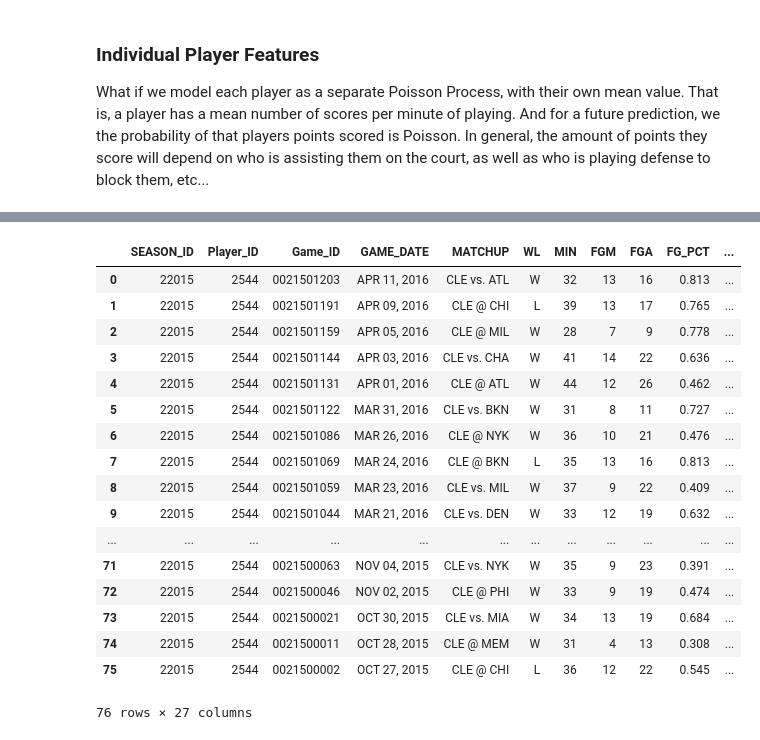
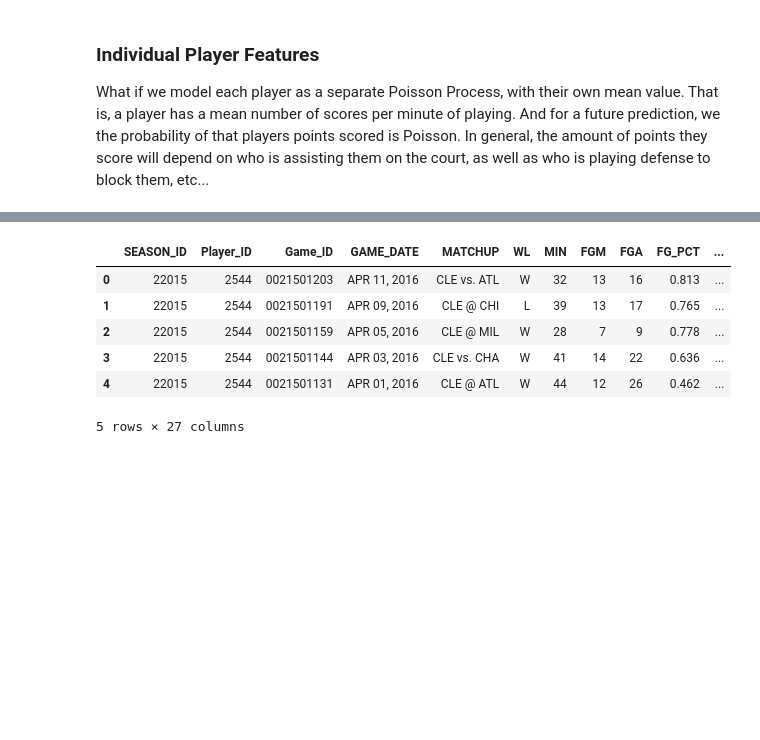
Before and after one commit to erdos2020nbaou/nba_ou_jam, a Jupyter notebook: NBA_Jam_Derek.ipynb, the cells around one changed output, grey strips where cells are left out. Drawn from its saved outputs; the diff is of its cells as text; code cells hidden in the pictures; blank space fills up the shorter version.

```diff
--- a/NBA_Jam_Derek.ipynb
+++ b/NBA_Jam_Derek.ipynb
@@ -231,26 +207,15 @@ display(player_dict)
 # %%
 gamelog_lebron= playergamelog.PlayerGameLog(player_id='2544', season = '2015')
 df_lebron = gamelog_lebron.get_data_frames()
 df_lebron = df_lebron[0]
-display(df_lebron)
+df_lebron.head()
 # %% [output]
 |  | SEASON_ID | Player_ID | Game_ID | GAME_DATE | MATCHUP | WL | MIN | FGM | FGA | FG_PCT | ... |
 | 0 | 22015 | 2544 | 0021501203 | APR 11, 2016 | CLE vs. ATL | W | 32 | 13 | 16 | 0.813 | ... |
 | 1 | 22015 | 2544 | 0021501191 | APR 09, 2016 | CLE @ CHI | L | 39 | 13 | 17 | 0.765 | ... |
 | 2 | 22015 | 2544 | 0021501159 | APR 05, 2016 | CLE @ MIL | W | 28 | 7 | 9 | 0.778 | ... |
 | 3 | 22015 | 2544 | 0021501144 | APR 03, 2016 | CLE vs. CHA | W | 41 | 14 | 22 | 0.636 | ... |
 | 4 | 22015 | 2544 | 0021501131 | APR 01, 2016 | CLE @ ATL | W | 44 | 12 | 26 | 0.462 | ... |
-| 5 | 22015 | 2544 | 0021501122 | MAR 31, 2016 | CLE vs. BKN | W | 31 | 8 | 11 | 0.727 | ... |
-| 6 | 22015 | 2544 | 0021501086 | MAR 26, 2016 | CLE @ NYK | W | 36 | 10 | 21 | 0.476 | ... |
-| 7 | 22015 | 2544 | 0021501069 | MAR 24, 2016 | CLE @ BKN | L | 35 | 13 | 16 | 0.813 | ... |
-| 8 | 22015 | 2544 | 0021501059 | MAR 23, 2016 | CLE vs. MIL | W | 37 | 9 | 22 | 0.409 | ... |
-| 9 | 22015 | 2544 | 0021501044 | MAR 21, 2016 | CLE vs. DEN | W | 33 | 12 | 19 | 0.632 | ... |
-| ... | ... | ... | ... | ... | ... | ... | ... | ... | ... | ... | ... |
-| 71 | 22015 | 2544 | 0021500063 | NOV 04, 2015 | CLE vs. NYK | W | 35 | 9 | 23 | 0.391 | ... |
-| 72 | 22015 | 2544 | 0021500046 | NOV 02, 2015 | CLE @ PHI | W | 33 | 9 | 19 | 0.474 | ... |
-| 73 | 22015 | 2544 | 0021500021 | OCT 30, 2015 | CLE vs. MIA | W | 34 | 13 | 19 | 0.684 | ... |
-| 74 | 22015 | 2544 | 0021500011 | OCT 28, 2015 | CLE @ MEM | W | 31 | 4 | 13 | 0.308 | ... |
-| 75 | 22015 | 2544 | 0021500002 | OCT 27, 2015 | CLE @ CHI | L | 36 | 12 | 22 | 0.545 | ... |
-76 rows × 27 columns
+5 rows × 27 columns
 # %%
 lebron_pts = df_lebron['PTS']
```
Also changed, not shown: parts of 21 cells of this notebook.
